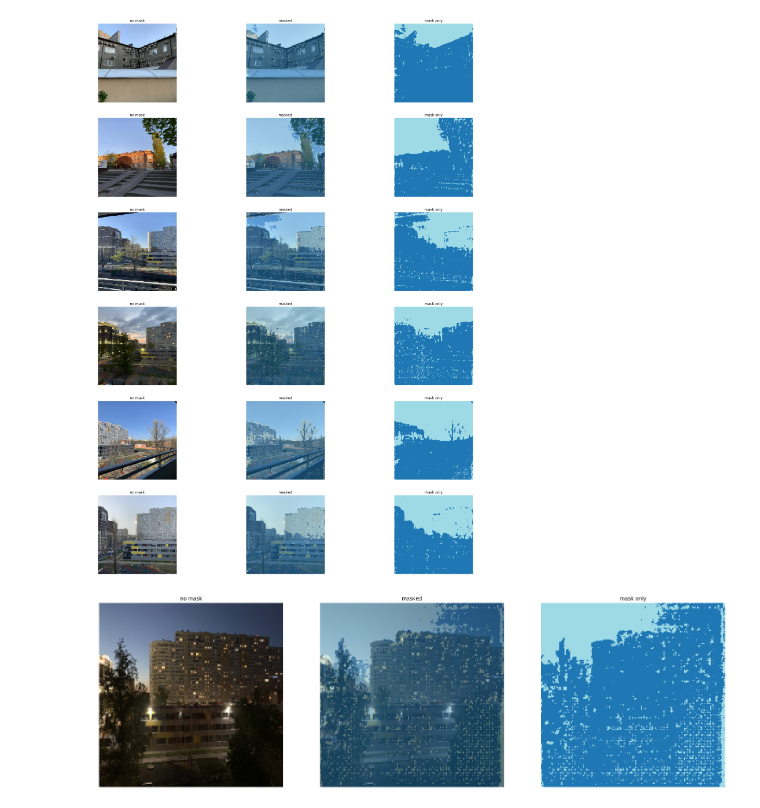
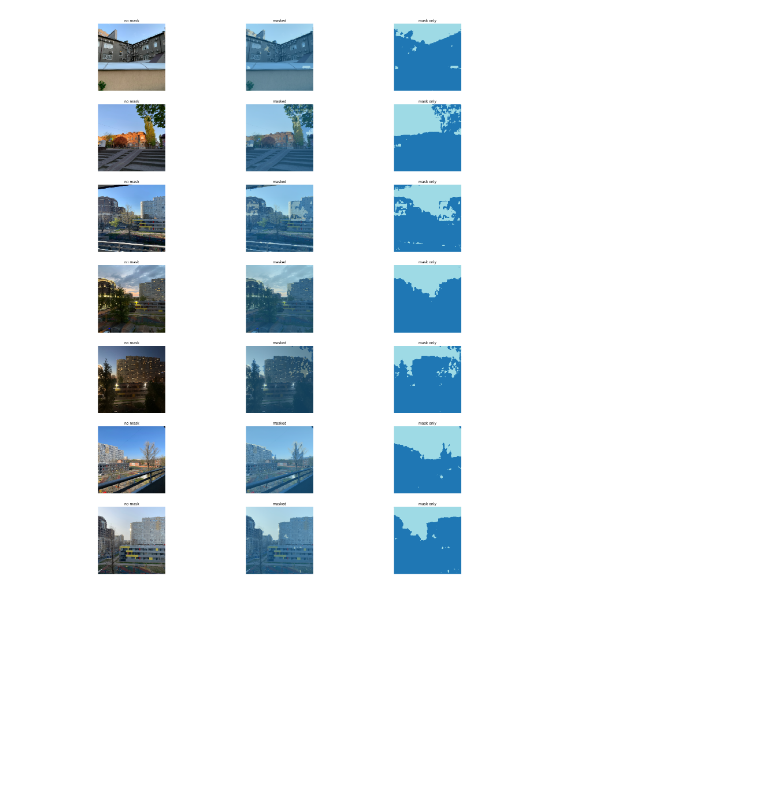
Before and after one commit to DmitIW/BachelorDiploma, a Jupyter notebook: show_results.ipynb, the cells around one changed output. Drawn from its saved outputs; the diff is of its cells as text; code cells hidden in the pictures; blank space fills up the shorter version.

```diff
--- a/show_results.ipynb
+++ b/show_results.ipynb
@@ -30,35 +30,22 @@ ImageFile.LOAD_TRUNCATED_IMAGES = True
 # %%
 learner = load_learner("/home/dmitri/Documents/model_weights/linknet34/", "linknet34_ops_full_e100_exp")
 # %%
-learner = learner.load("/home/dmitri/Documents/model_weights/linknet34/linknet34_student_ops_full_e100_wghts", )
+learner = learner.load("/home/dmitri/Documents/model_weights/linknet34/linknet34_student_4src_ops_full_e50_wghts", )
 # %%
 sizes= 256
 
-test_data_vertical = (
-    ImageListVertical
-    .from_folder(data_env.get_subdir("transfer vertical"))
-    .split_by_folder()
-    .label_empty()
-    .add_test_folder(test_folder="./")
-    .transform(get_transforms(do_flip=False), size=sizes, resize_method=ResizeMethod.SQUISH)
-    .databunch(bs=1)
-    .normalize(imagenet_stats)
-)
-
 test_data = (
     ImageList
-    .from_folder(data_env.get_subdir("transfer horizontal"))
+    .from_folder(data_env.get_subdir("test iPhoneXR images"))
     .split_by_folder()
     .label_empty()
     .add_test_folder(test_folder="./")
     .transform(get_transforms(do_flip=False), size=sizes, resize_method=ResizeMethod.SQUISH)
     .databunch(bs=1)
     .normalize(imagenet_stats)
 )
 
 
-show_results(test_data_vertical, learner)
 show_results(test_data, learner)
 # %% [output]
-[figure, old version]
+[figure, new version]
-[figure, removed]
```
Also changed, not shown: 9 other files.
